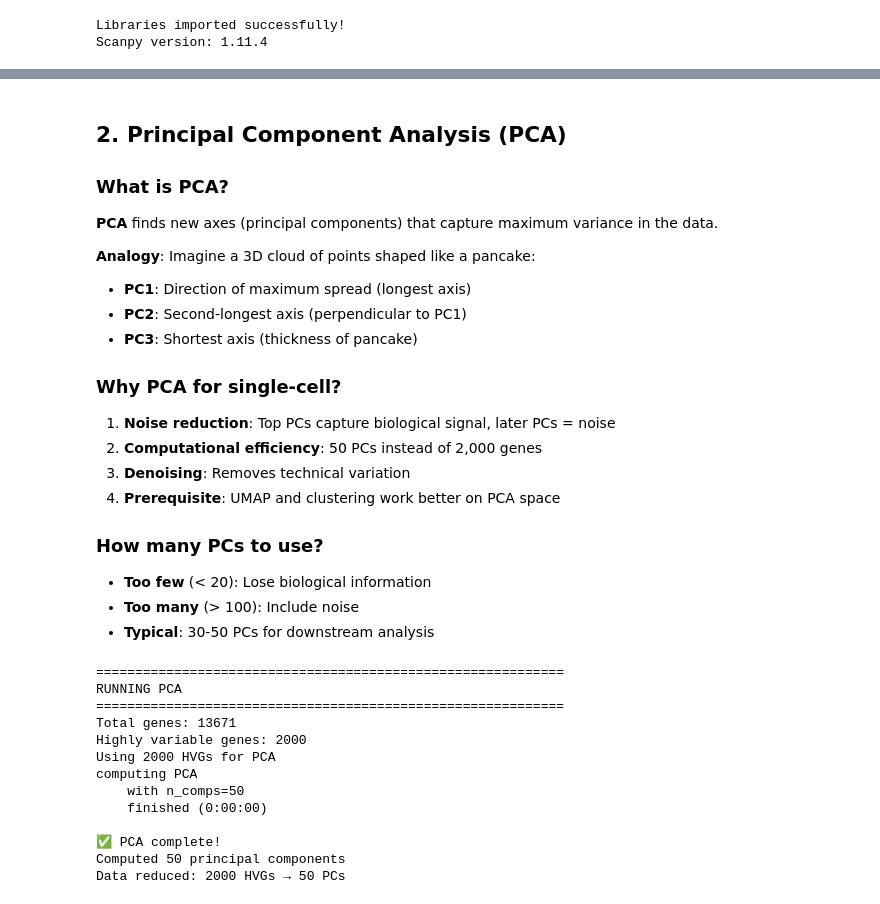
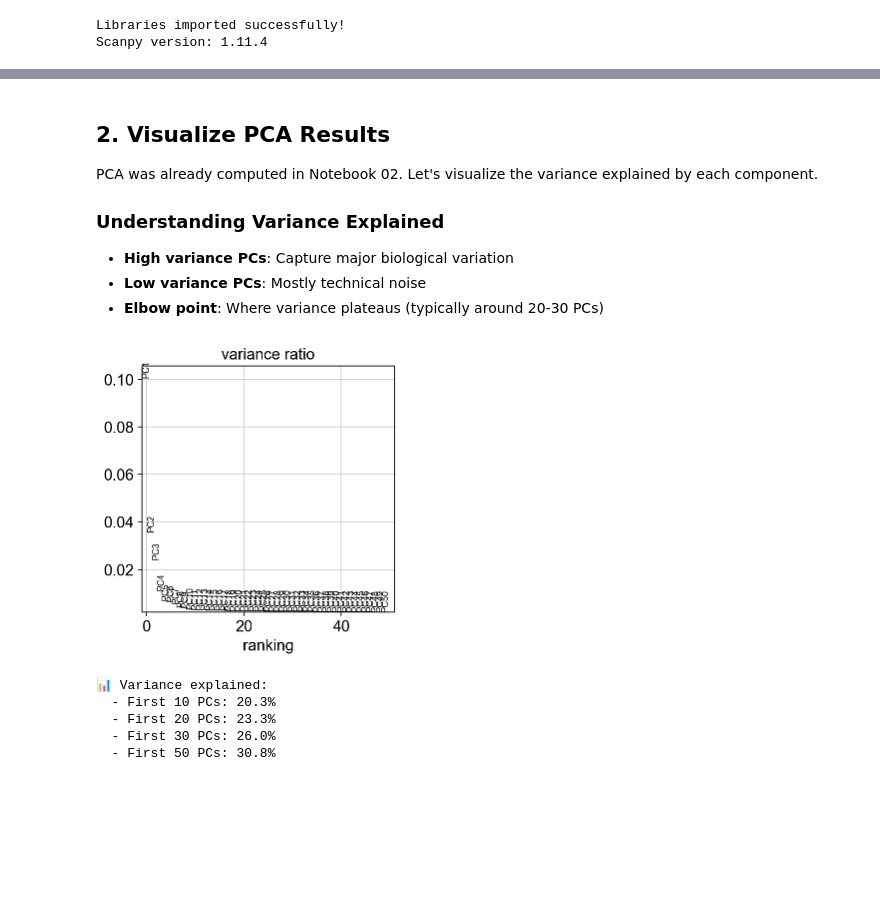
Before and after one commit to NM00001/Hands-on-Scanpy, a Jupyter notebook: notebooks/03_dimensionality_reduction.ipynb, the cells around one changed output, grey strips where cells are left out. Cells and saved outputs as stored; diff of their text form; code cells hidden in the pictures; blank space fills up the shorter version.

```diff
--- a/notebooks/03_dimensionality_reduction.ipynb
+++ b/notebooks/03_dimensionality_reduction.ipynb
@@ -74,65 +81,31 @@ Highly variable genes: 2000
 # %% [markdown]
-## 2. Principal Component Analysis (PCA)
+## 2. Visualize PCA Results
 
-### What is PCA?
+PCA was already computed in Notebook 02. Let's visualize the variance explained by each component.
 
-**PCA** finds new axes (principal components) that capture maximum variance in the data.
+### Understanding Variance Explained
 
-**Analogy**: Imagine a 3D cloud of points shaped like a pancake:
-- **PC1**: Direction of maximum spread (longest axis)
-- **PC2**: Second-longest axis (perpendicular to PC1)
-- **PC3**: Shortest axis (thickness of pancake)
-
-### Why PCA for single-cell?
-
-1. **Noise reduction**: Top PCs capture biological signal, later PCs = noise
-2. **Computational efficiency**: 50 PCs instead of 2,000 genes
-3. **Denoising**: Removes technical variation
-4. **Prerequisite**: UMAP and clustering work better on PCA space
-
-### How many PCs to use?
-
-- **Too few** (< 20): Lose biological information
-- **Too many** (> 100): Include noise
-- **Typical**: 30-50 PCs for downstream analysis
+- **High variance PCs**: Capture major biological variation
+- **Low variance PCs**: Mostly technical noise
+- **Elbow point**: Where variance plateaus (typically around 20-30 PCs)
 # %%
-# Run PCA only on highly variable genes
-print("=" * 60)
-print("RUNNING PCA")
-print("=" * 60)
-print(f"Total genes: {adata.n_vars}")
-print(f"Highly variable genes: {adata.var['highly_variable'].sum()}")
+# Plot variance ratio
+sc.pl.pca_variance_ratio(adata, n_pcs=50, log=False, show=False)
+plt.savefig(f'{results_dir}03_pca_variance_ratio.png', dpi=150, bbox_inches='tight')
+plt.show()
 
-# Filter to HVGs for PCA
-adata_hvg = adata[:, adata.var['highly_variable']].copy()
-print(f"Using {adata_hvg.n_vars} HVGs for PCA")
-
-# Run PCA on HVGs
-sc.tl.pca(adata_hvg, svd_solver='arpack', n_comps=50)
-
-# Copy PCA results back to main object
-adata.obsm['X_pca'] = adata_hvg.obsm['X_pca']
-adata.uns['pca'] = adata_hvg.uns['pca']
-
-# Create empty PCA loadings for all genes, fill in HVGs
-adata.varm['PCs'] = np.zeros((adata.n_vars, 50))
-adata.varm['PCs'][adata.var['highly_variable'], :] = adata_hvg.varm['PCs']
-
-print("\n✅ PCA complete!")
-print(f"Computed {adata.obsm['X_pca'].shape[1]} principal components")
-print(f"Data reduced: {adata_hvg.n_vars} HVGs → {adata.obsm['X_pca'].shape[1]} PCs")
+# Print cumulative variance
+cumvar = np.cumsum(adata.uns['pca']['variance_ratio'])
+print(f"\n📊 Variance explained:")
+print(f"  - First 10 PCs: {cumvar[9]:.1%}")
+print(f"  - First 20 PCs: {cumvar[19]:.1%}")
+print(f"  - First 30 PCs: {cumvar[29]:.1%}")
+print(f"  - First 50 PCs: {cumvar[49]:.1%}")
 # %% [output]
+[figure, added]
-============================================================
-RUNNING PCA
-============================================================
-Total genes: 13671
-Highly variable genes: 2000
-Using 2000 HVGs for PCA
-computing PCA
-    with n_comps=50
-    finished (0:00:00)
-
-✅ PCA complete!
-Computed 50 principal components
-Data reduced: 2000 HVGs → 50 PCs
+📊 Variance explained:
+  - First 10 PCs: 20.3%
+  - First 20 PCs: 23.3%
+  - First 30 PCs: 26.0%
+  - First 50 PCs: 30.8%
 # %% [markdown]
```
Also changed, not shown: parts of 22 cells of this notebook.
